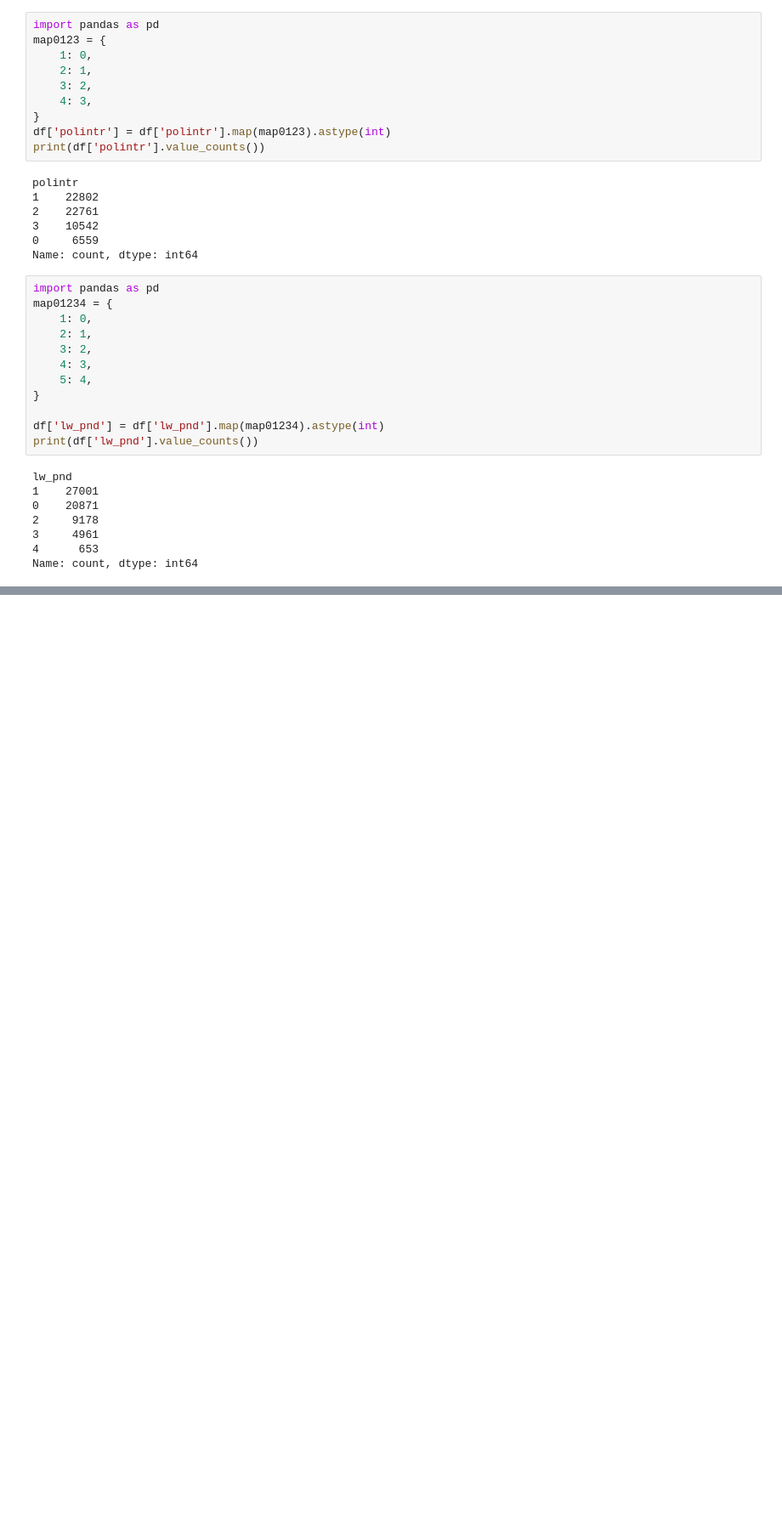
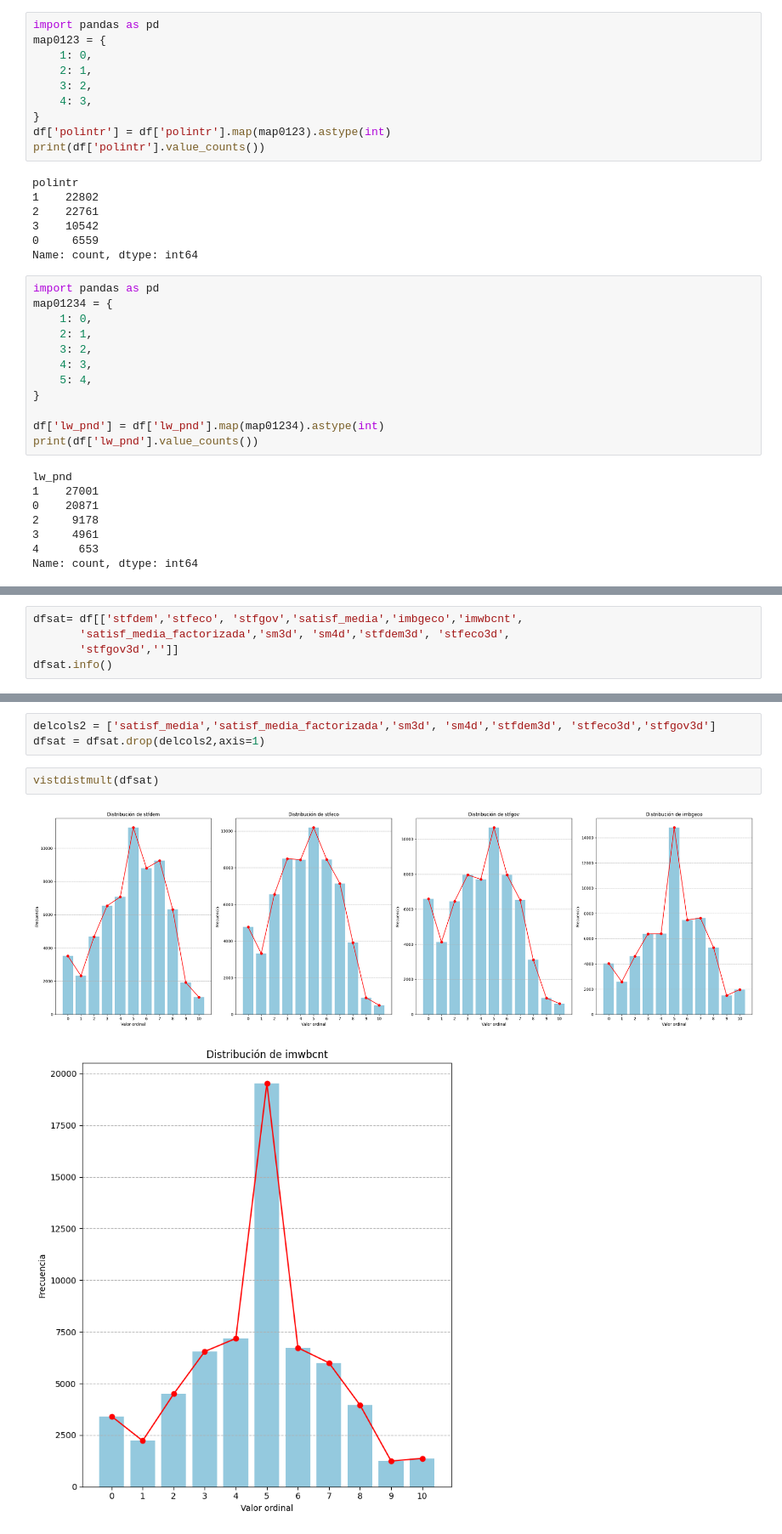
Before and after one commit to JosBerGon34/4GA.DataScience, a Jupyter notebook: src/PASO5/P5.2-FE-CAT.ipynb, the cells around one changed output, grey strips where cells are left out. Shown at 85% size. Drawn from its saved outputs; the diff is of its cells as text; blank space fills up the shorter version.

```diff
--- a/src/PASO5/P5.2-FE-CAT.ipynb
+++ b/src/PASO5/P5.2-FE-CAT.ipynb
@@ -119,0 +407,5 @@ Name: count, dtype: int64
+# %%
+dfsat= df[['stfdem','stfeco', 'stfgov','satisf_media','imbgeco','imwbcnt',
+       'satisf_media_factorizada','sm3d', 'sm4d','stfdem3d', 'stfeco3d',
+       'stfgov3d','']]
+dfsat.info()
@@ -119,0 +432,8 @@ Name: count, dtype: int64
+# %%
+delcols2 = ['satisf_media','satisf_media_factorizada','sm3d', 'sm4d','stfdem3d', 'stfeco3d','stfgov3d']
+dfsat = dfsat.drop(delcols2,axis=1)
+# %%
+vistdistmult(dfsat)
+# %% [output]
+[figure, added]
+[figure, added]
```
Also changed, not shown: parts of 25 cells of this notebook, 2 other files.
